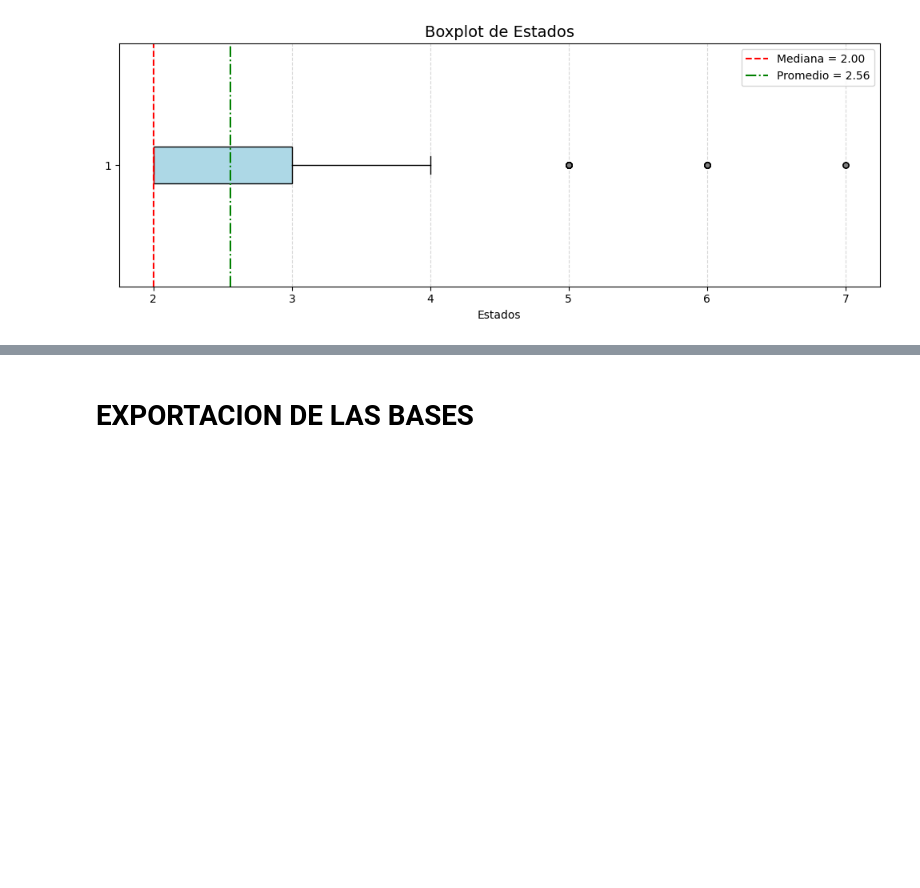
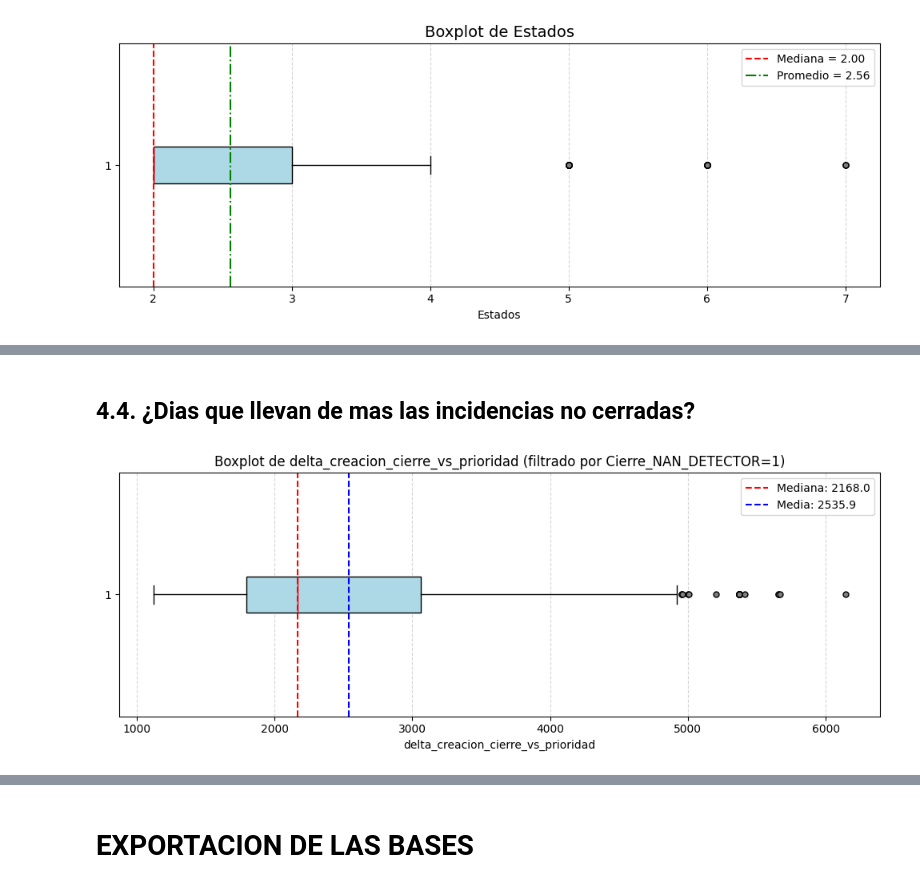
Before and after one commit to WMARBAR/CProgram_incidencias, a Jupyter notebook: constructor4_proyecto_II.ipynb, the cells around one changed output, grey strips where cells are left out. Drawn from its saved outputs; the diff is of its cells as text; code cells hidden in the pictures; blank space fills up the shorter version.

```diff
--- a/constructor4_proyecto_II.ipynb
+++ b/constructor4_proyecto_II.ipynb
@@ -948,0 +1253,6 @@ boxplot_variable(df_merged, 'Estados')
+# %% [markdown]
+## 4.4. ¿Dias que llevan de mas las incidencias no cerradas?
+# %%
+boxplot_filtrado(df_merged, 'delta_creacion_cierre_vs_prioridad', 'Cierre_NAN_DETECTOR', 1)
+# %% [output]
+[figure, added]
```
Also changed, not shown: parts of 33 cells of this notebook.
